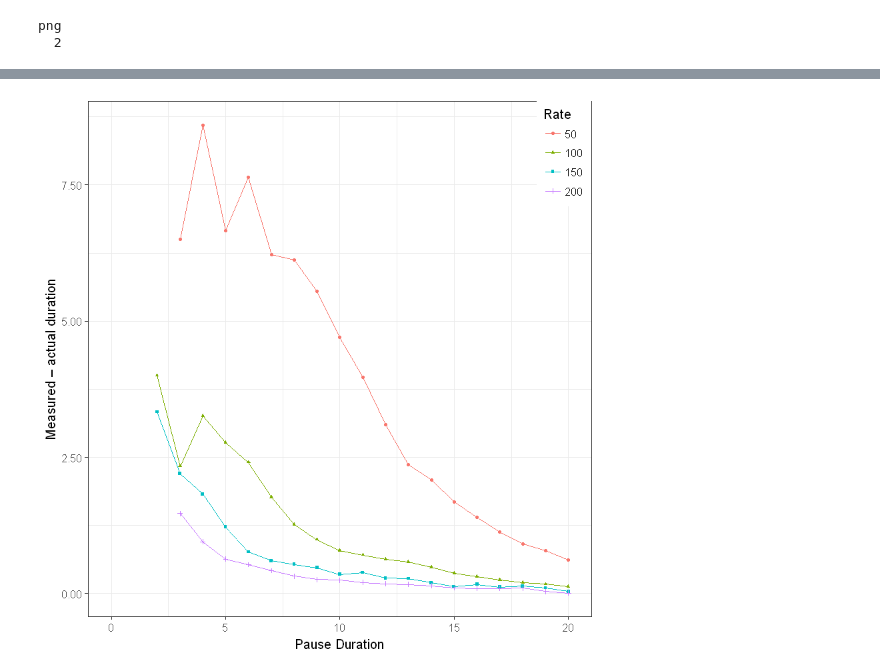
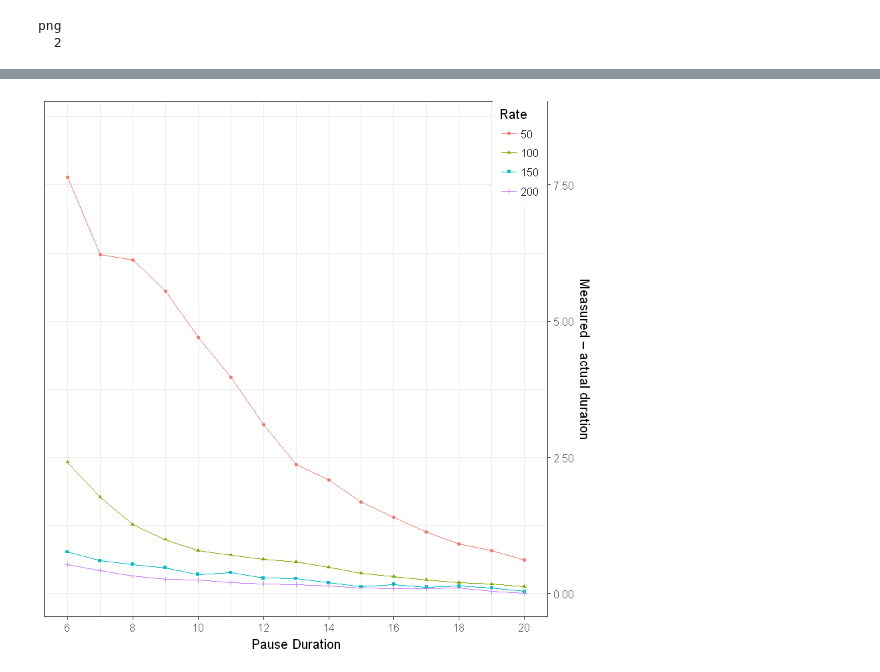
Before and after one commit to duderstadt-lab/Julia_KCP_Notebooks, a Jupyter notebook: SimulationsandFigures/PauseDetection.ipynb, the cells around one changed output, grey strips where cells are left out. Drawn from its saved outputs; the diff is of its cells as text; code cells hidden in the pictures.

Commit message:
Added example pause plots

```diff
--- a/SimulationsandFigures/PauseDetection.ipynb
+++ b/SimulationsandFigures/PauseDetection.ipynb
@@ -170,17 +170,24 @@ png
 # %%
 measuredduration <- c()
 durationsd <- c()
+durationse <- c()
 for (i in 1:length(listy)){
 tmp <- listy[[i]] %>%
 filter(B < 20 & x2 > 49 & x1 < 50) %>%
-summarise(meanduration = mean(duration, na.rm = TRUE),sdduration = sd(duration, na.rm = TRUE))
-measuredduration <- append(measuredduration, tmp$meanduration)
-durationsd <- append(durationsd, tmp$sdduration)
+        summarise(meanduration = mean(duration, na.rm = TRUE),
+                  sdduration = sd(duration, na.rm = TRUE),
+                 count = n(),
+                 seduration = sdduration/(count^0.5))
+        measuredduration <- append(measuredduration, tmp$meanduration)
+        durationsd <- append(durationsd, tmp$sdduration)
+        durationse <- append(durationse, tmp$seduration)
 }
 measuredduration <- unlist(measuredduration)
 durationsd <- unlist(durationsd)
-resultframe2 <- data.frame(ratelist, pauselist, detectioncount, measuredduration, durationsd)
+durationse <- unlist(durationse)
+resultframe2 <- data.frame(ratelist, pauselist, detectioncount, measuredduration, durationsd, durationse)
 resultframe2$discrepancy = with(resultframe2, measuredduration - pauselist)
+#resultframe2 <- resultframe2 %>% filter(detectioncount > 5000)
 # %%
 scaleFUN <- function(x) sprintf("%.2f", x)
 discrepancyplot <- ggplot(resultframe2, aes(x=pauselist,
@@ -194,8 +201,8 @@ discrepancyplot <- ggplot(resultframe2, aes(x=pauselist,
             scale_shape("Rate")+
             theme_bw(12)+
             labs(x = "Pause Duration", y = "Measured \u2013 actual duration")+
-            scale_x_continuous(limits = c(0,20))+
-            scale_y_continuous(labels=scaleFUN)+
+            scale_x_continuous(limits = c(6,20), breaks = seq(6,20,2))+
+            scale_y_continuous(labels=scaleFUN, position = "right")+
             #theme(legend.position="none")
             theme(legend.position=c(1,1),legend.justification = c(1, 1))
             #ggsave("discrepancyplot.png", discrepancyplot, dpi = 600)
@@ -207,4 +214,4 @@ Warning message:
-[figure, old version]
+[figure, new version]
 # %%
 svglite(file = "discrepancyplot.svg", width = 3.3, height = 3.3)
 discrepancyplot
```
Also changed, not shown: parts of 11 cells of this notebook, 2 other files.
